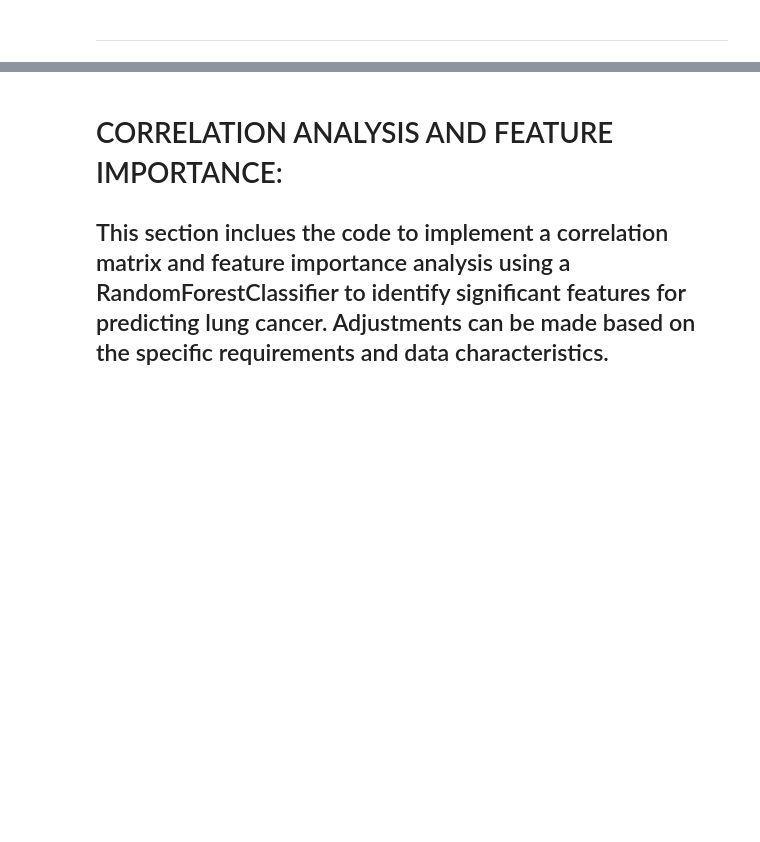
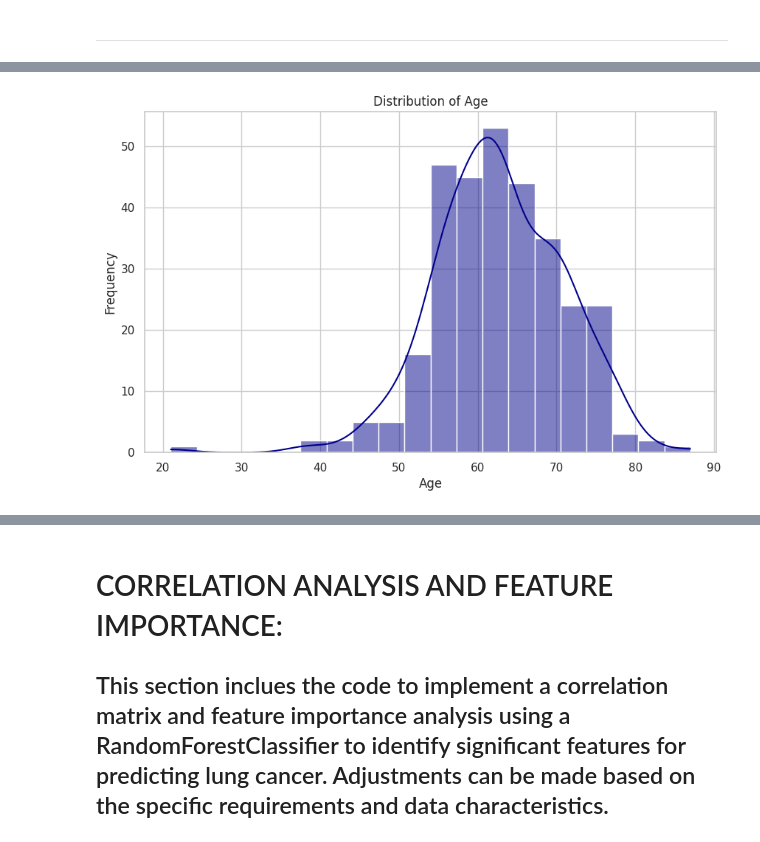
Before and after one commit to radhakrishnan-omotec/lung-repository, a Jupyter notebook: 2_Lung_Cancer_prediction.ipynb, the cells around one changed output, grey strips where cells are left out. Saved outputs shown, nothing was run; the diff lists cells and outputs as text; code cells hidden in the pictures; blank space fills up the shorter version.

```diff
--- a/2_Lung_Cancer_prediction.ipynb
+++ b/2_Lung_Cancer_prediction.ipynb
@@ -331,0 +342,15 @@ plt.show()
+# %%
+# Load the CSV data
+df = pd.read_csv('/content/lung-repository/survey lung cancer (D1).csv')
+
+# Display the first 5 rows of the dataframe
+print("First 5 rows of the dataset:")
+print(df.head())
+
+# Display basic information about the dataset
+print("\nDataset Information:")
+print(df.info())
+
+# Summary statistics for numerical columns
+print("\nSummary Statistics:")
+print(df.describe())
@@ -331,0 +398,10 @@ plt.show()
+# %%
+# Visualize the distribution of numerical columns
+plt.figure(figsize=(10, 6))
+sns.histplot(df['AGE'], bins=20, kde=True, color='darkblue')
+plt.title('Distribution of Age')
+plt.xlabel('Age')
+plt.ylabel('Frequency')
+plt.show()
+# %% [output]
+[figure, added]
```
Also changed, not shown: parts of 8 cells of this notebook.
